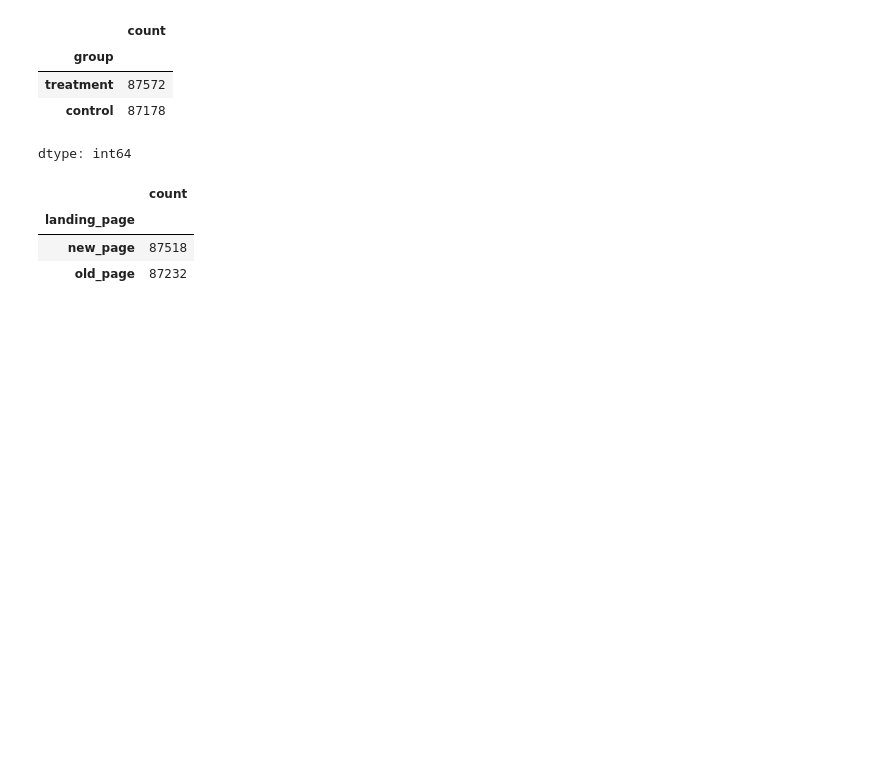
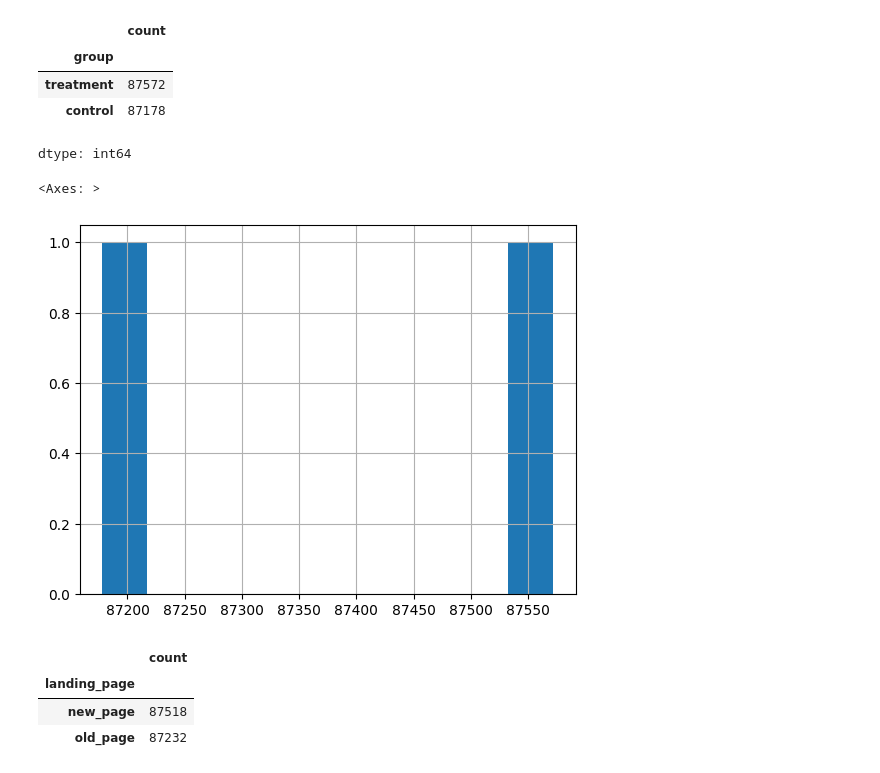
Before and after one commit to viktory-41/ecommerce_ab_testing_2022, a Jupyter notebook: ecommerce_ab_testing_2022_dataset1.ipynb, the cells around one changed output. Drawn from its saved outputs; the diff is of its cells as text; code cells hidden in the pictures; blank space fills up the shorter version.

```diff
--- a/ecommerce_ab_testing_2022_dataset1.ipynb
+++ b/ecommerce_ab_testing_2022_dataset1.ipynb
@@ -141,6 +149,11 @@ df_ob['group'].value_counts()
 | treatment | 87572 |
 | control | 87178 |
 dtype: int64
+# %%
+df_ob['group'].value_counts().hist()
+# %% [output]
+<Axes: >
+[figure, added]
 # %%
 df_ob['landing_page'].value_counts()
 # %% [output]
```
Also changed, not shown: parts of 7 cells of this notebook.
